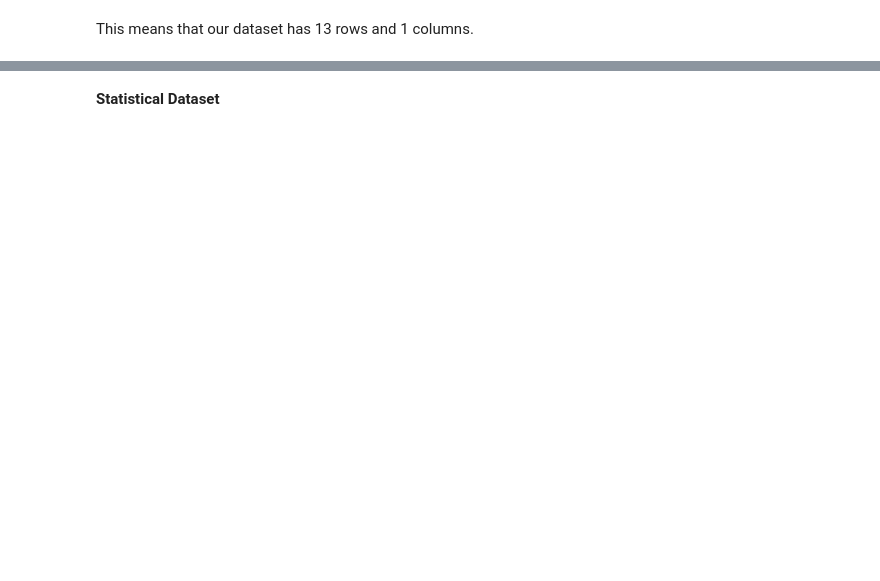
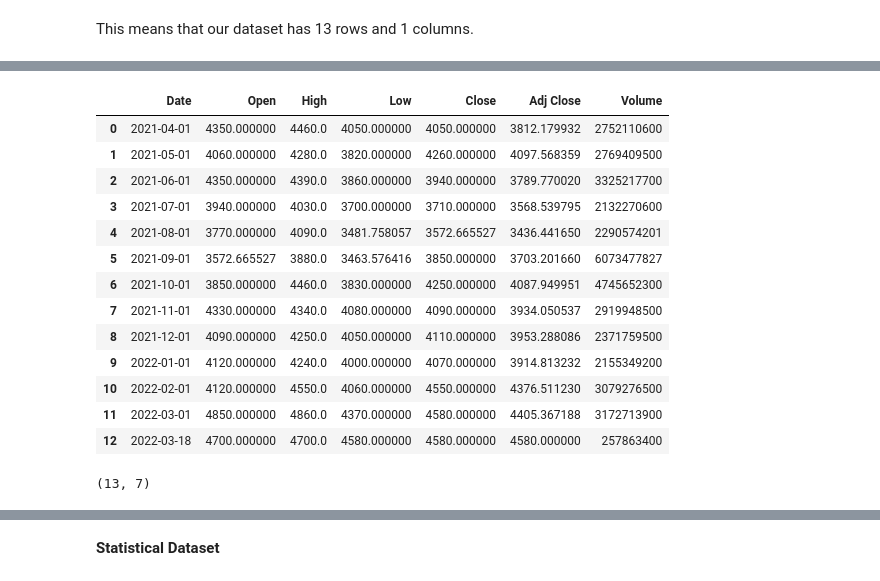
Before and after one commit to Hajarhanifah/big-data-linear-regression, a Jupyter notebook: linear-regression-jkse-and-bbri.ipynb, the cells around one changed output, grey strips where cells are left out. Drawn from its saved outputs; the diff is of its cells as text; code cells hidden in the pictures; blank space fills up the shorter version.

```diff
--- a/linear-regression-jkse-and-bbri.ipynb
+++ b/linear-regression-jkse-and-bbri.ipynb
@@ -37,0 +113,3 @@ This means that our dataset has 13 rows and 1 columns.
+# %%
+bbri = pd.read_csv('../input/dataset-bbri-2022/BBRI.JK220322.csv')
+bbri.info()
@@ -37,0 +131,21 @@ This means that our dataset has 13 rows and 1 columns.
+# %%
+display(bbri)
+# %% [output]
+|  | Date | Open | High | Low | Close | Adj Close | Volume |
+| 0 | 2021-04-01 | 4350.000000 | 4460.0 | 4050.000000 | 4050.000000 | 3812.179932 | 2752110600 |
+| 1 | 2021-05-01 | 4060.000000 | 4280.0 | 3820.000000 | 4260.000000 | 4097.568359 | 2769409500 |
+| 2 | 2021-06-01 | 4350.000000 | 4390.0 | 3860.000000 | 3940.000000 | 3789.770020 | 3325217700 |
+| 3 | 2021-07-01 | 3940.000000 | 4030.0 | 3700.000000 | 3710.000000 | 3568.539795 | 2132270600 |
+| 4 | 2021-08-01 | 3770.000000 | 4090.0 | 3481.758057 | 3572.665527 | 3436.441650 | 2290574201 |
+| 5 | 2021-09-01 | 3572.665527 | 3880.0 | 3463.576416 | 3850.000000 | 3703.201660 | 6073477827 |
+| 6 | 2021-10-01 | 3850.000000 | 4460.0 | 3830.000000 | 4250.000000 | 4087.949951 | 4745652300 |
+| 7 | 2021-11-01 | 4330.000000 | 4340.0 | 4080.000000 | 4090.000000 | 3934.050537 | 2919948500 |
+| 8 | 2021-12-01 | 4090.000000 | 4250.0 | 4050.000000 | 4110.000000 | 3953.288086 | 2371759500 |
+| 9 | 2022-01-01 | 4120.000000 | 4240.0 | 4000.000000 | 4070.000000 | 3914.813232 | 2155349200 |
+| 10 | 2022-02-01 | 4120.000000 | 4550.0 | 4060.000000 | 4550.000000 | 4376.511230 | 3079276500 |
+| 11 | 2022-03-01 | 4850.000000 | 4860.0 | 4370.000000 | 4580.000000 | 4405.367188 | 3172713900 |
+| 12 | 2022-03-18 | 4700.000000 | 4700.0 | 4580.000000 | 4580.000000 | 4580.000000 | 257863400 |
+# %%
+print(bbri.shape)
+# %% [output]
+(13, 7)
```
Also changed, not shown: parts of 39 cells of this notebook.
